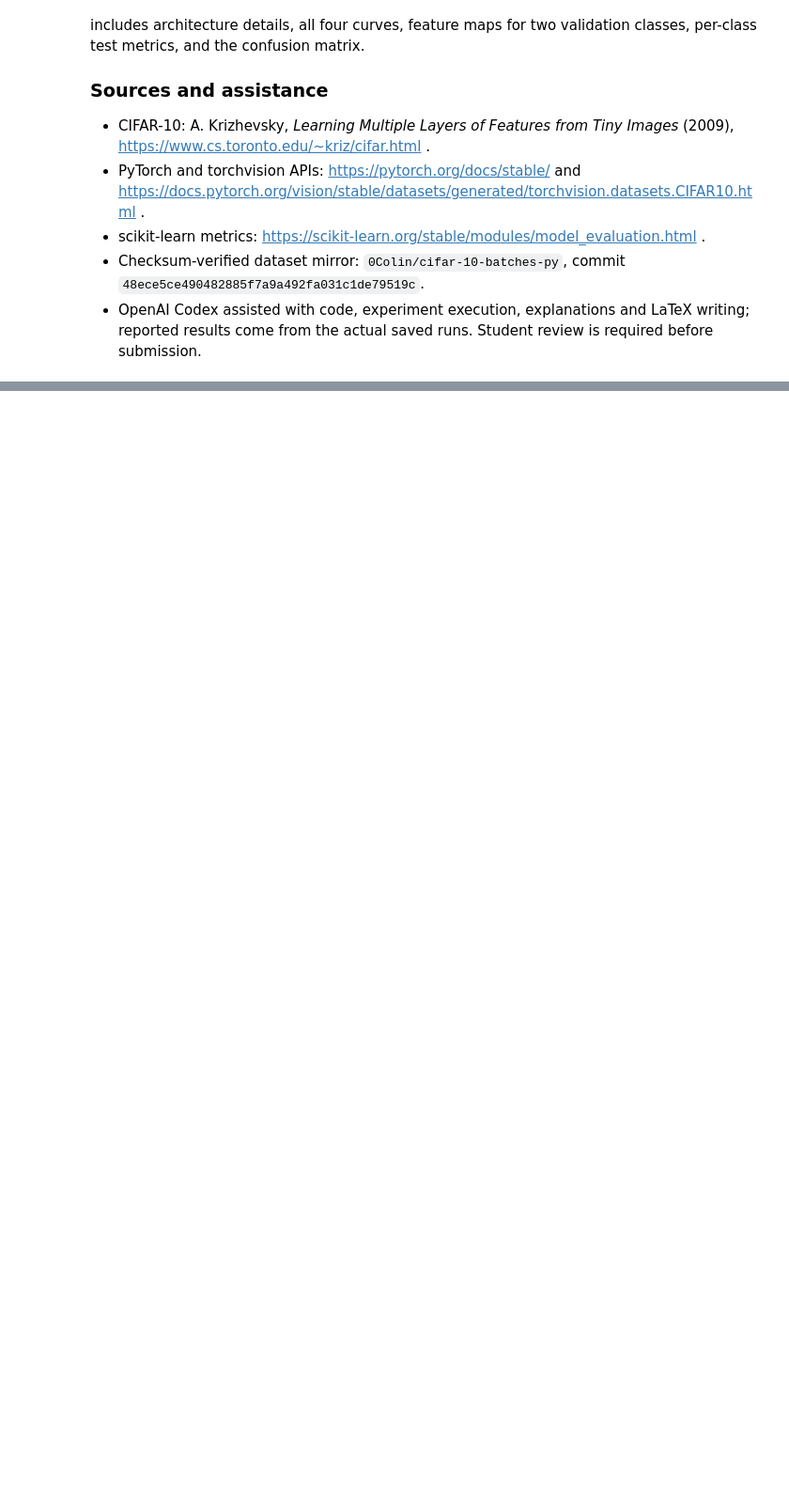
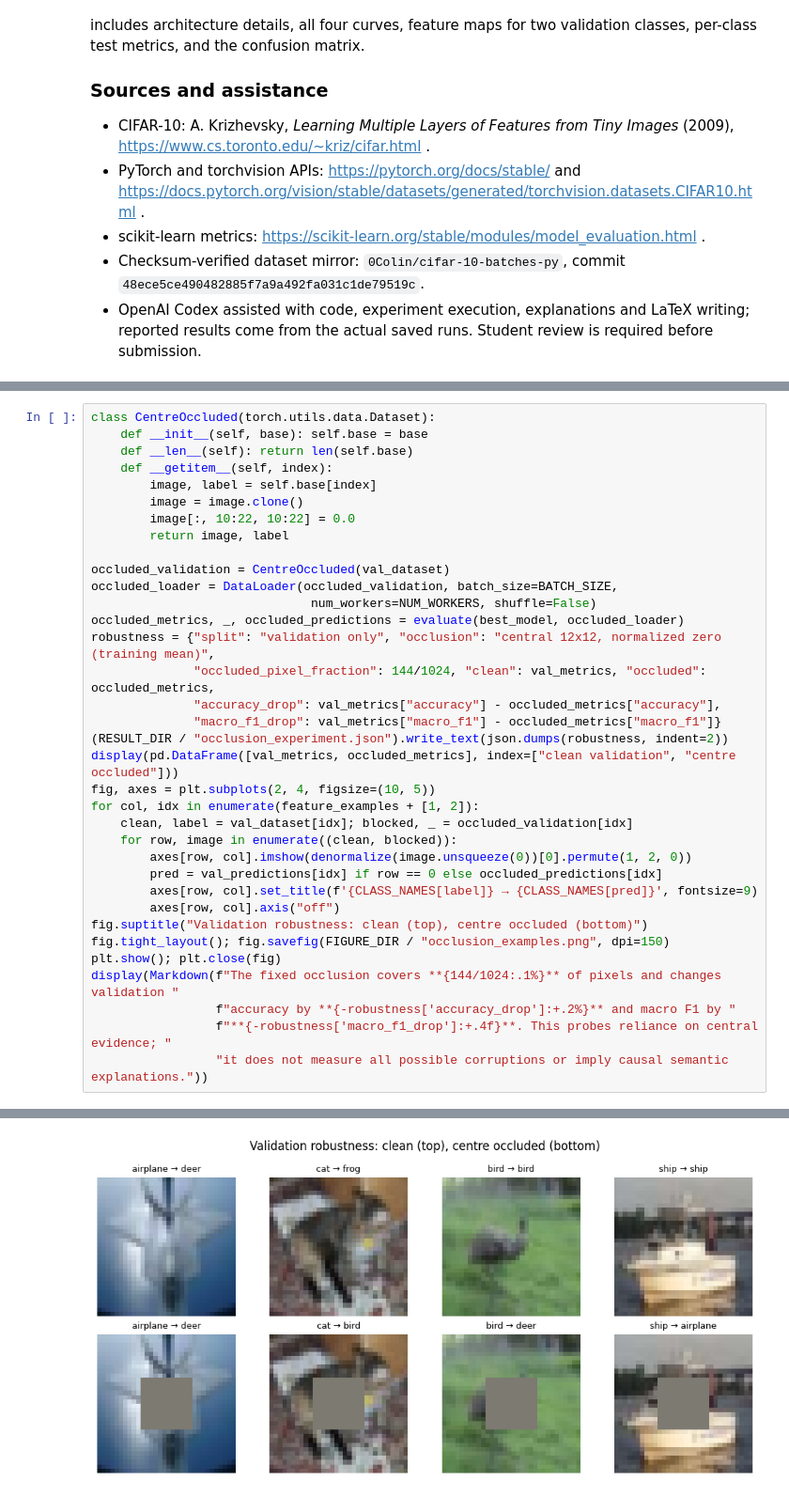
Before and after one commit to Neural-Network-SBU-fall-2026/CNN, a Jupyter notebook: Noebooks/CIFAR10_CNN_Assignment.ipynb, the cells around one changed output, grey strips where cells are left out. Shown at 94% size. Saved outputs shown, nothing was run; the diff lists cells and outputs as text; blank space fills up the shorter version.

Commit message:
Part 9: measure validation robustness to central occlusion

```diff
--- a/Noebooks/CIFAR10_CNN_Assignment.ipynb
+++ b/Noebooks/CIFAR10_CNN_Assignment.ipynb
@@ -1181,0 +1188,36 @@ In the context of CNN classification or with the concepts you have learned previ
+# %%
+class CentreOccluded(torch.utils.data.Dataset):
+    def __init__(self, base): self.base = base
+    def __len__(self): return len(self.base)
+    def __getitem__(self, index):
+        image, label = self.base[index]
+        image = image.clone()
+        image[:, 10:22, 10:22] = 0.0
+        return image, label
+
+occluded_validation = CentreOccluded(val_dataset)
+occluded_loader = DataLoader(occluded_validation, batch_size=BATCH_SIZE,
+                              num_workers=NUM_WORKERS, shuffle=False)
+occluded_metrics, _, occluded_predictions = evaluate(best_model, occluded_loader)
+robustness = {"split": "validation only", "occlusion": "central 12x12, normalized zero (training mean)",
+              "occluded_pixel_fraction": 144/1024, "clean": val_metrics, "occluded": occluded_metrics,
+              "accuracy_drop": val_metrics["accuracy"] - occluded_metrics["accuracy"],
+              "macro_f1_drop": val_metrics["macro_f1"] - occluded_metrics["macro_f1"]}
+(RESULT_DIR / "occlusion_experiment.json").write_text(json.dumps(robustness, indent=2))
+display(pd.DataFrame([val_metrics, occluded_metrics], index=["clean validation", "centre occluded"]))
+fig, axes = plt.subplots(2, 4, figsize=(10, 5))
+for col, idx in enumerate(feature_examples + [1, 2]):
+    clean, label = val_dataset[idx]; blocked, _ = occluded_validation[idx]
+    for row, image in enumerate((clean, blocked)):
+        axes[row, col].imshow(denormalize(image.unsqueeze(0))[0].permute(1, 2, 0))
+        pred = val_predictions[idx] if row == 0 else occluded_predictions[idx]
+        axes[row, col].set_title(f'{CLASS_NAMES[label]} → {CLASS_NAMES[pred]}', fontsize=9)
+        axes[row, col].axis("off")
+fig.suptitle("Validation robustness: clean (top), centre occluded (bottom)")
+fig.tight_layout(); fig.savefig(FIGURE_DIR / "occlusion_examples.png", dpi=150)
+plt.show(); plt.close(fig)
+display(Markdown(f"The fixed occlusion covers **{144/1024:.1%}** of pixels and changes validation "
+                 f"accuracy by **{-robustness['accuracy_drop']:+.2%}** and macro F1 by "
+                 f"**{-robustness['macro_f1_drop']:+.4f}**. This probes reliance on central evidence; "
+                 "it does not measure all possible corruptions or imply causal semantic explanations."))
+# %% [output]
@@ -1181,0 +1227 @@ In the context of CNN classification or with the concepts you have learned previ
+[figure, added]
```
Also changed, not shown: parts of 4 cells of this notebook, 2 other files.
